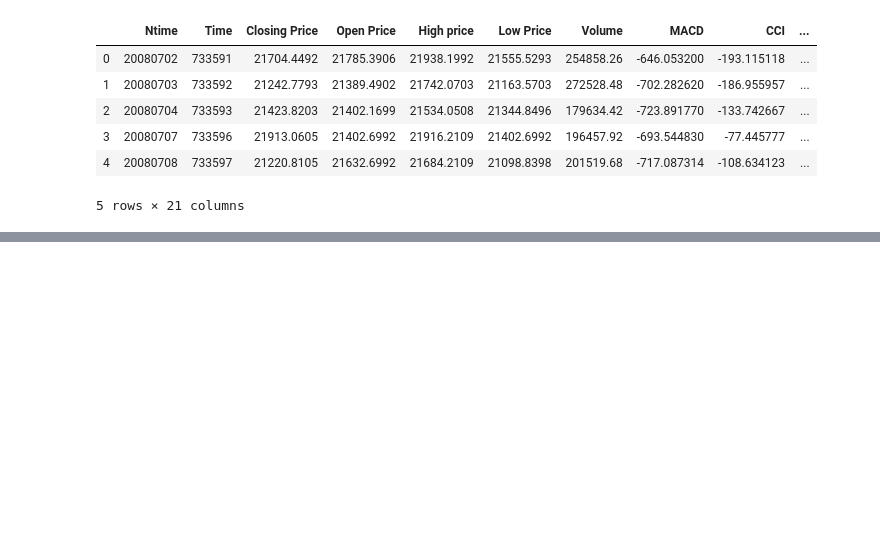
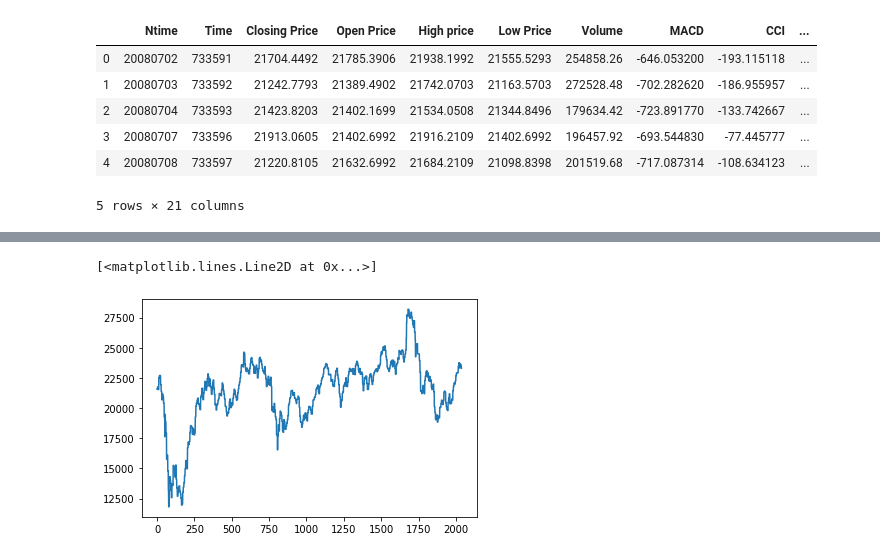
Before and after one commit to ivan-ivy/ECBM4040-final-project-WSAE-LSTM, a Jupyter notebook: notebooks/intro.ipynb, the cells around one changed output, grey strips where cells are left out. Saved outputs shown, nothing was run; the diff lists cells and outputs as text; code cells hidden in the pictures; blank space fills up the shorter version.

```diff
--- a/notebooks/intro.ipynb
+++ b/notebooks/intro.ipynb
@@ -29,0 +53,6 @@ raw.shape
+# %%
+smooth2 = waveletSmooth(smooth)
+plt.plot(smooth)
+# %% [output]
+[<matplotlib.lines.Line2D at 0x...>]
+[figure, added]
```
Also changed, not shown: parts of 7 cells of this notebook, 1 other file.
